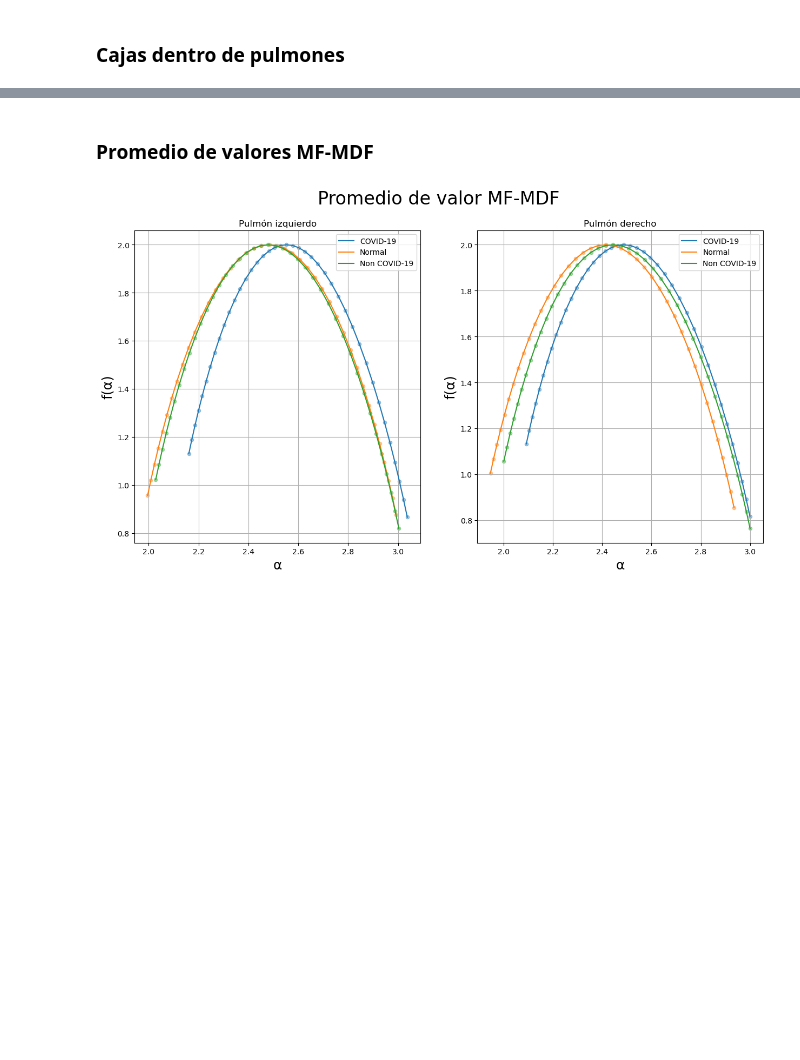
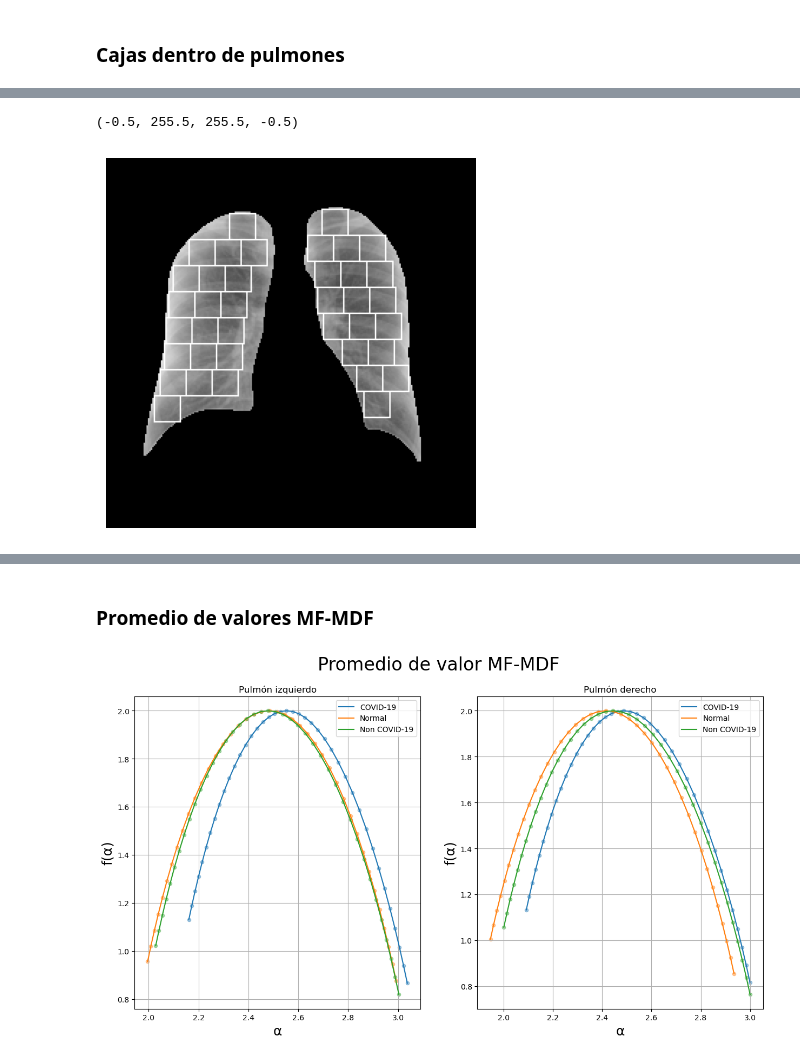
Before and after one commit to JardiGarci/CovidClassification, a Jupyter notebook: GeneraImages.ipynb, the cells around one changed output, grey strips where cells are left out. Drawn from its saved outputs; the diff is of its cells as text; code cells hidden in the pictures; blank space fills up the shorter version.

```diff
--- a/GeneraImages.ipynb
+++ b/GeneraImages.ipynb
@@ -66,0 +67,8 @@ plt.savefig("Images\Boxes.png", bbox_inches='tight')
+# %%
+imgprueba = boxes.show_boxes(18,show=False)
+# %%
+plt.imshow(imgprueba, cmap="gray")
+plt.axis("off")
+# %% [output]
+(-0.5, 255.5, 255.5, -0.5)
+[figure, added]
```
Also changed, not shown: parts of 6 cells of this notebook, 10 other files.
